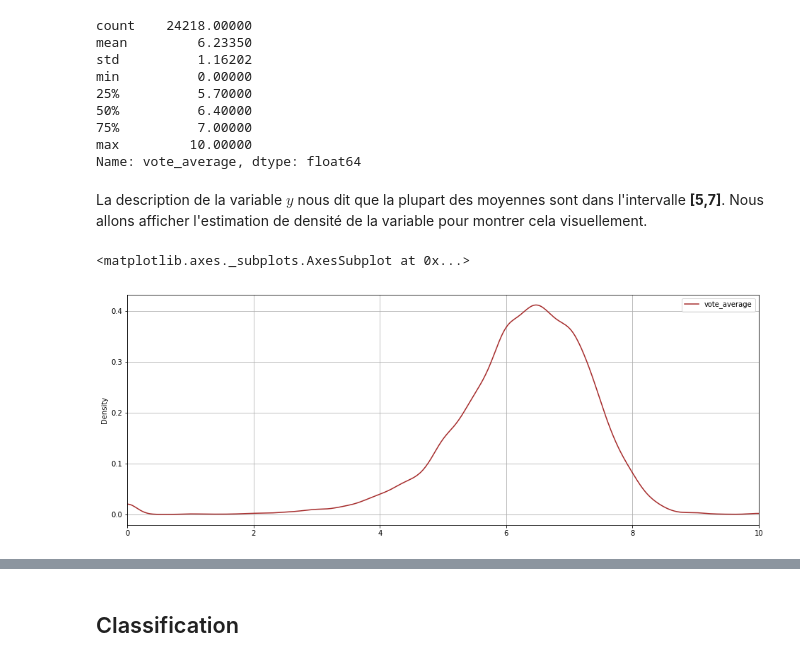
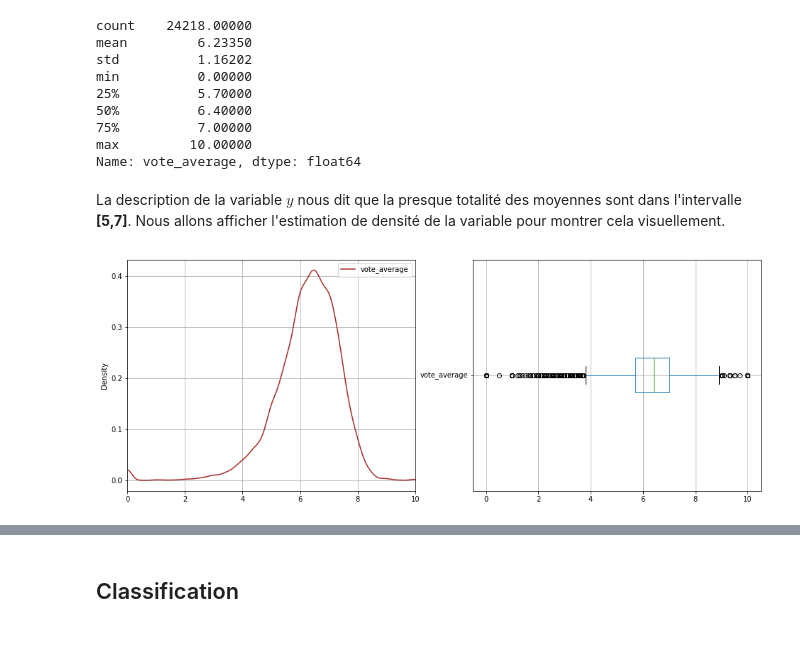
Before and after one commit to ATidiane/IMDb-Data-Analysis, a Jupyter notebook: consignes-Copy2.ipynb, the cells around one changed output, grey strips where cells are left out. Cells and saved outputs as stored; diff of their text form; code cells hidden in the pictures.

```diff
--- a/consignes-Copy2.ipynb
+++ b/consignes-Copy2.ipynb
@@ -592,12 +592,13 @@ min          0.00000
 max         10.00000
 Name: vote_average, dtype: float64
 # %% [markdown]
-La description de la variable $y$ nous dit que la plupart des moyennes sont dans l'intervalle **[5,7]**. Nous allons afficher l'estimation de densité de la variable pour montrer cela visuellement.
+La description de la variable $y$ nous dit que la presque totalité des moyennes sont dans l'intervalle **[5,7]**. Nous allons afficher l'estimation de densité de la variable pour montrer cela visuellement.
 # %%
-df_y.plot(kind='kde', figsize=(16, 6), legend=True, color='brown', grid=True, xlim=(0, 10))
+fig, (ax1, ax2) = plt.subplots(1, 2, figsize=(16, 6))
+df_y.plot(kind='kde', legend=True, color='brown', grid=True, xlim=(0, 10), ax=ax1);
+df_y.T.plot(kind='box', vert=False, grid=True, ax=ax2);
 # %% [output]
-<matplotlib.axes._subplots.AxesSubplot at 0x...>
-[figure, old version]
+[figure, new version]
 # %%
 correlation_matrix(basic_X, df_y, annot=True)
 # %% [output]
```
Also changed, not shown: parts of 20 cells of this notebook.
